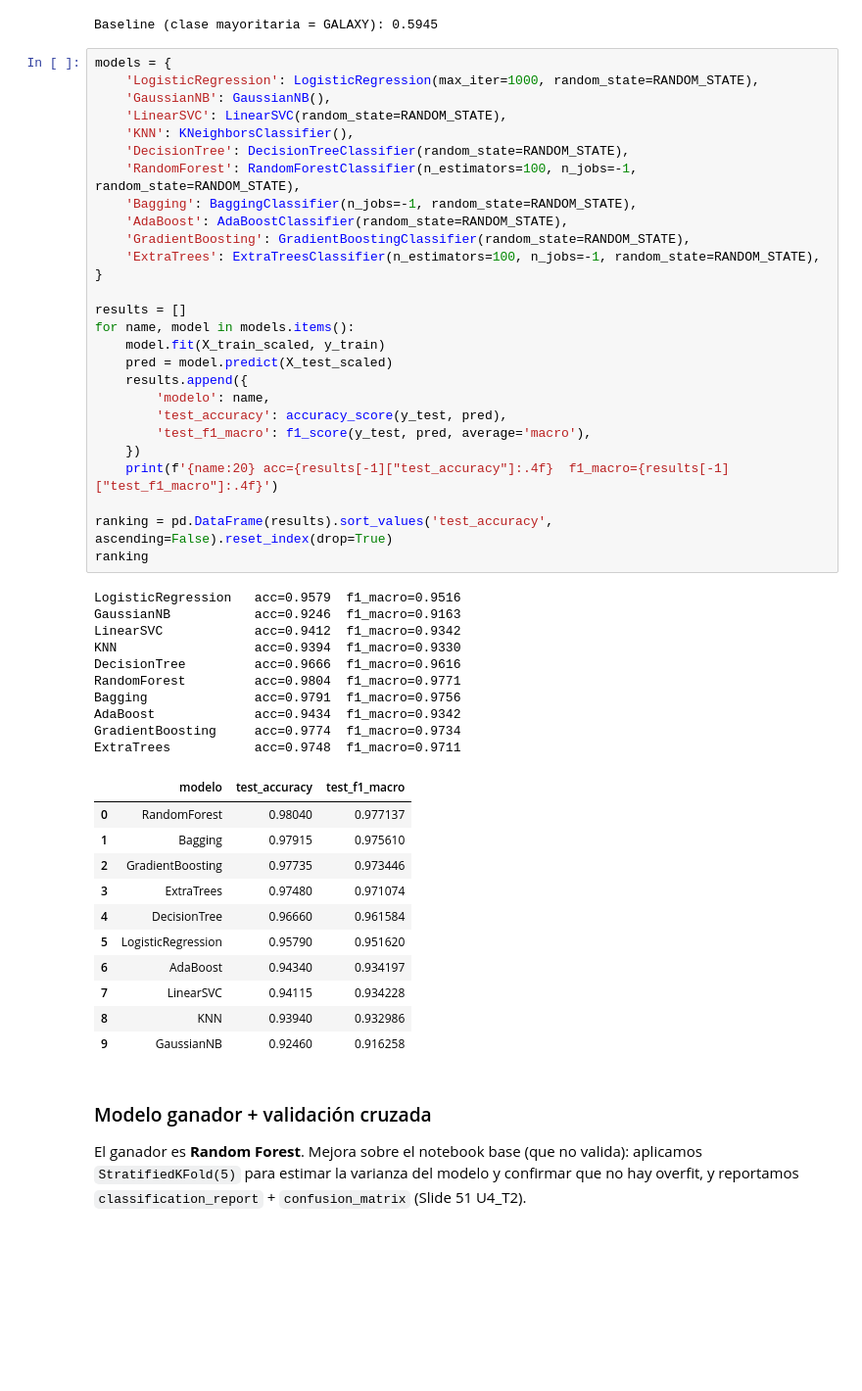
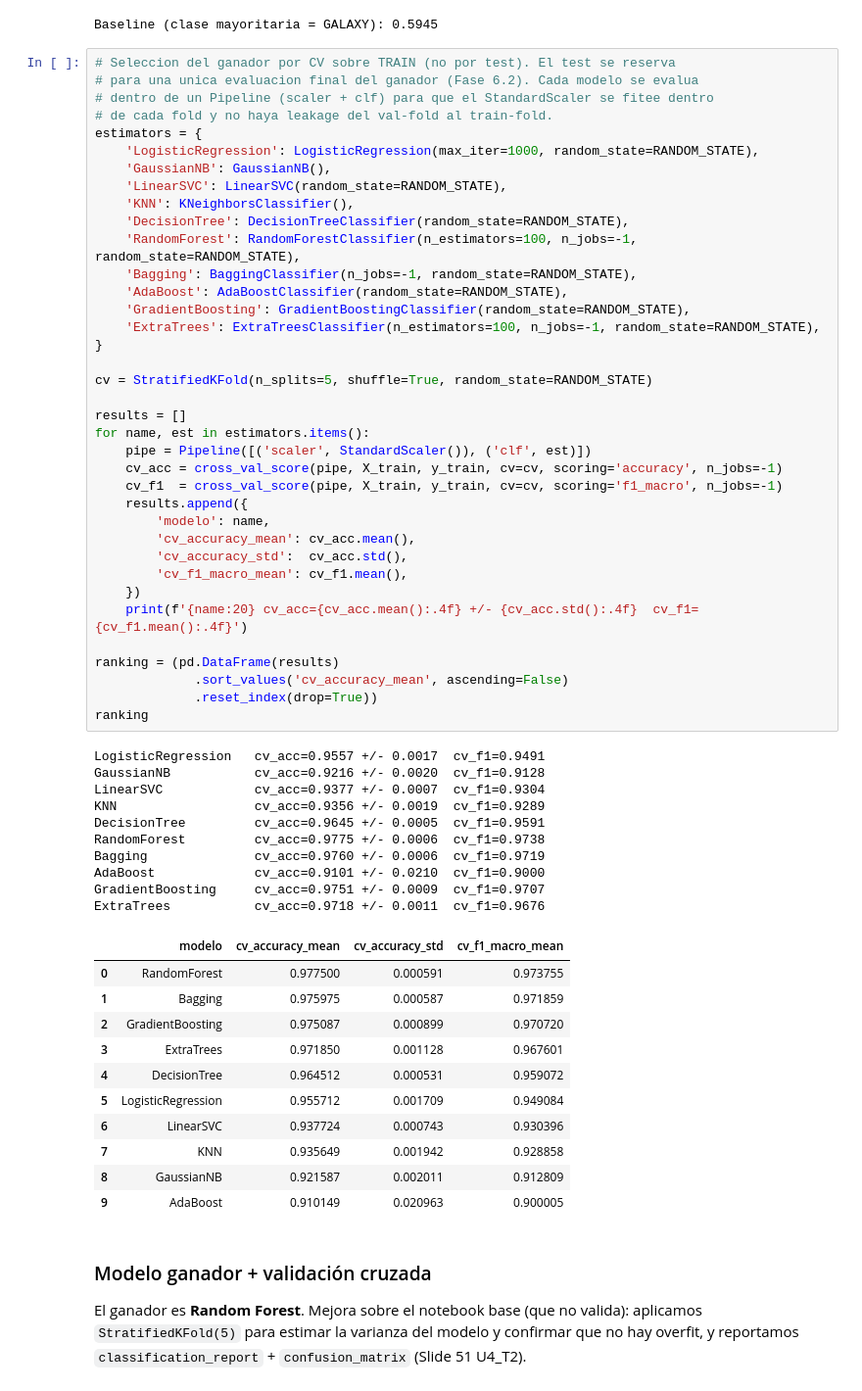
Before and after one commit to AlejandroMarceloCh/stellar-classifier, a Jupyter notebook: notebooks/00_pipeline_presentacion.ipynb, the cells around one changed output. Shown at 98% size. Drawn from its saved outputs; the diff is of its cells as text; blank space fills up the shorter version.

```diff
--- a/notebooks/00_pipeline_presentacion.ipynb
+++ b/notebooks/00_pipeline_presentacion.ipynb
@@ -265,54 +270,64 @@ print(f'Baseline (clase mayoritaria = {INT_TO_CLASS[majority_class]}): {baseline
 # %% [output]
 Baseline (clase mayoritaria = GALAXY): 0.5945
 # %%
-models = {
+# Seleccion del ganador por CV sobre TRAIN (no por test). El test se reserva
+# para una unica evaluacion final del ganador (Fase 6.2). Cada modelo se evalua
+# dentro de un Pipeline (scaler + clf) para que el StandardScaler se fitee dentro
+# de cada fold y no haya leakage del val-fold al train-fold.
+estimators = {
     'LogisticRegression': LogisticRegression(max_iter=1000, random_state=RANDOM_STATE),
     'GaussianNB': GaussianNB(),
     'LinearSVC': LinearSVC(random_state=RANDOM_STATE),
     'KNN': KNeighborsClassifier(),
     'DecisionTree': DecisionTreeClassifier(random_state=RANDOM_STATE),
     'RandomForest': RandomForestClassifier(n_estimators=100, n_jobs=-1, random_state=RANDOM_STATE),
     'Bagging': BaggingClassifier(n_jobs=-1, random_state=RANDOM_STATE),
     'AdaBoost': AdaBoostClassifier(random_state=RANDOM_STATE),
     'GradientBoosting': GradientBoostingClassifier(random_state=RANDOM_STATE),
     'ExtraTrees': ExtraTreesClassifier(n_estimators=100, n_jobs=-1, random_state=RANDOM_STATE),
 }
 
+cv = StratifiedKFold(n_splits=5, shuffle=True, random_state=RANDOM_STATE)
+
 results = []
-for name, model in models.items():
-    model.fit(X_train_scaled, y_train)
-    pred = model.predict(X_test_scaled)
+for name, est in estimators.items():
+    pipe = Pipeline([('scaler', StandardScaler()), ('clf', est)])
+    cv_acc = cross_val_score(pipe, X_train, y_train, cv=cv, scoring='accuracy', n_jobs=-1)
+    cv_f1  = cross_val_score(pipe, X_train, y_train, cv=cv, scoring='f1_macro', n_jobs=-1)
     results.append({
         'modelo': name,
-        'test_accuracy': accuracy_score(y_test, pred),
-        'test_f1_macro': f1_score(y_test, pred, average='macro'),
+        'cv_accuracy_mean': cv_acc.mean(),
+        'cv_accuracy_std':  cv_acc.std(),
+        'cv_f1_macro_mean': cv_f1.mean(),
     })
-    print(f'{name:20} acc={results[-1]["test_accuracy"]:.4f}  f1_macro={results[-1]["test_f1_macro"]:.4f}')
+    print(f'{name:20} cv_acc={cv_acc.mean():.4f} +/- {cv_acc.std():.4f}  cv_f1={cv_f1.mean():.4f}')
 
-ranking = pd.DataFrame(results).sort_values('test_accuracy', ascending=False).reset_index(drop=True)
+ranking = (pd.DataFrame(results)
+             .sort_values('cv_accuracy_mean', ascending=False)
+             .reset_index(drop=True))
 ranking
 # %% [output]
-LogisticRegression   acc=0.9579  f1_macro=0.9516
-GaussianNB           acc=0.9246  f1_macro=0.9163
-LinearSVC            acc=0.9412  f1_macro=0.9342
-KNN                  acc=0.9394  f1_macro=0.9330
-DecisionTree         acc=0.9666  f1_macro=0.9616
-RandomForest         acc=0.9804  f1_macro=0.9771
-Bagging              acc=0.9791  f1_macro=0.9756
-AdaBoost             acc=0.9434  f1_macro=0.9342
-GradientBoosting     acc=0.9774  f1_macro=0.9734
-ExtraTrees           acc=0.9748  f1_macro=0.9711
+LogisticRegression   cv_acc=0.9557 +/- 0.0017  cv_f1=0.9491
+GaussianNB           cv_acc=0.9216 +/- 0.0020  cv_f1=0.9128
+LinearSVC            cv_acc=0.9377 +/- 0.0007  cv_f1=0.9304
+KNN                  cv_acc=0.9356 +/- 0.0019  cv_f1=0.9289
+DecisionTree         cv_acc=0.9645 +/- 0.0005  cv_f1=0.9591
+RandomForest         cv_acc=0.9775 +/- 0.0006  cv_f1=0.9738
+Bagging              cv_acc=0.9760 +/- 0.0006  cv_f1=0.9719
+AdaBoost             cv_acc=0.9101 +/- 0.0210  cv_f1=0.9000
+GradientBoosting     cv_acc=0.9751 +/- 0.0009  cv_f1=0.9707
+ExtraTrees           cv_acc=0.9718 +/- 0.0011  cv_f1=0.9676
-|  | modelo | test_accuracy | test_f1_macro |
-| 0 | RandomForest | 0.98040 | 0.977137 |
-| 1 | Bagging | 0.97915 | 0.975610 |
-| 2 | GradientBoosting | 0.97735 | 0.973446 |
-| 3 | ExtraTrees | 0.97480 | 0.971074 |
-| 4 | DecisionTree | 0.96660 | 0.961584 |
-| 5 | LogisticRegression | 0.95790 | 0.951620 |
-| 6 | AdaBoost | 0.94340 | 0.934197 |
-| 7 | LinearSVC | 0.94115 | 0.934228 |
-| 8 | KNN | 0.93940 | 0.932986 |
-| 9 | GaussianNB | 0.92460 | 0.916258 |
+|  | modelo | cv_accuracy_mean | cv_accuracy_std | cv_f1_macro_mean |
+| 0 | RandomForest | 0.977500 | 0.000591 | 0.973755 |
+| 1 | Bagging | 0.975975 | 0.000587 | 0.971859 |
+| 2 | GradientBoosting | 0.975087 | 0.000899 | 0.970720 |
+| 3 | ExtraTrees | 0.971850 | 0.001128 | 0.967601 |
+| 4 | DecisionTree | 0.964512 | 0.000531 | 0.959072 |
+| 5 | LogisticRegression | 0.955712 | 0.001709 | 0.949084 |
+| 6 | LinearSVC | 0.937724 | 0.000743 | 0.930396 |
+| 7 | KNN | 0.935649 | 0.001942 | 0.928858 |
+| 8 | GaussianNB | 0.921587 | 0.002011 | 0.912809 |
+| 9 | AdaBoost | 0.910149 | 0.020963 | 0.900005 |
 # %% [markdown]
 ### Modelo ganador + validación cruzada
 
```
Also changed, not shown: parts of 11 cells of this notebook, 3 other files.
